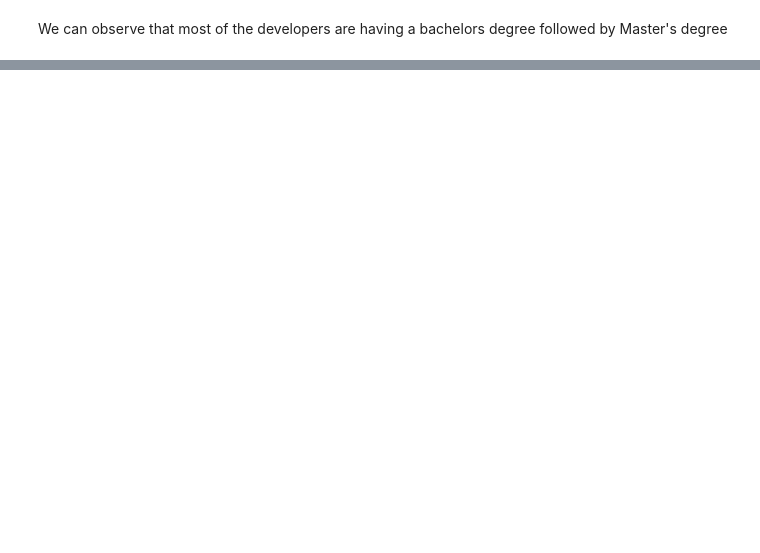
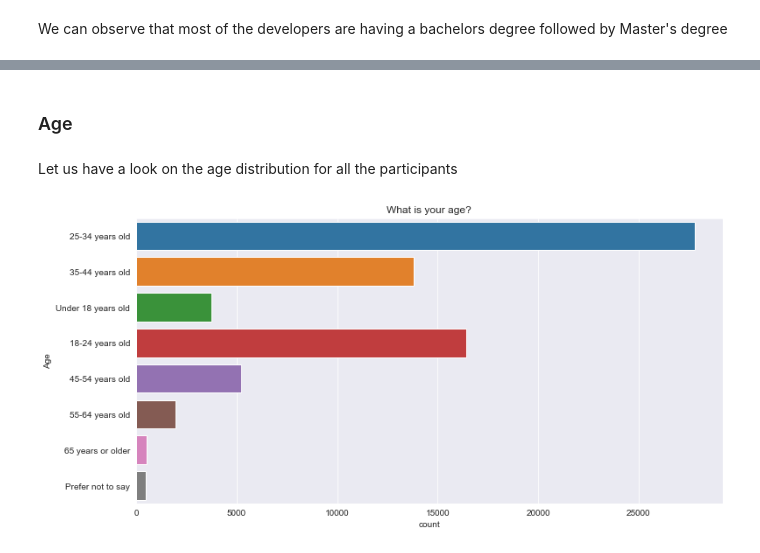
Before and after one commit to piyushrj100/Data_analysis, a Jupyter notebook: StackOverflow2022_EDA/Survey_2022.ipynb, the cells around one changed output, grey strips where cells are left out. Saved outputs shown, nothing was run; the diff lists cells and outputs as text; code cells hidden in the pictures; blank space fills up the shorter version.

```diff
--- a/StackOverflow2022_EDA/Survey_2022.ipynb
+++ b/StackOverflow2022_EDA/Survey_2022.ipynb
@@ -531,0 +520,13 @@ USA_survey
+# %% [markdown]
+### Age
+# %% [markdown]
+Let us have a look on the age distribution for all the participants
+# %%
+plt.figure(figsize=(12, 6))
+plt.title(schema_df.loc['Age','question'])
+plt.xlabel('Age')
+plt.ylabel('Number of respondents')
+
+sns.countplot(y='Age',data=survey_select_df);
+# %% [output]
+[figure, added]
```
Also changed, not shown: parts of 21 cells of this notebook.
